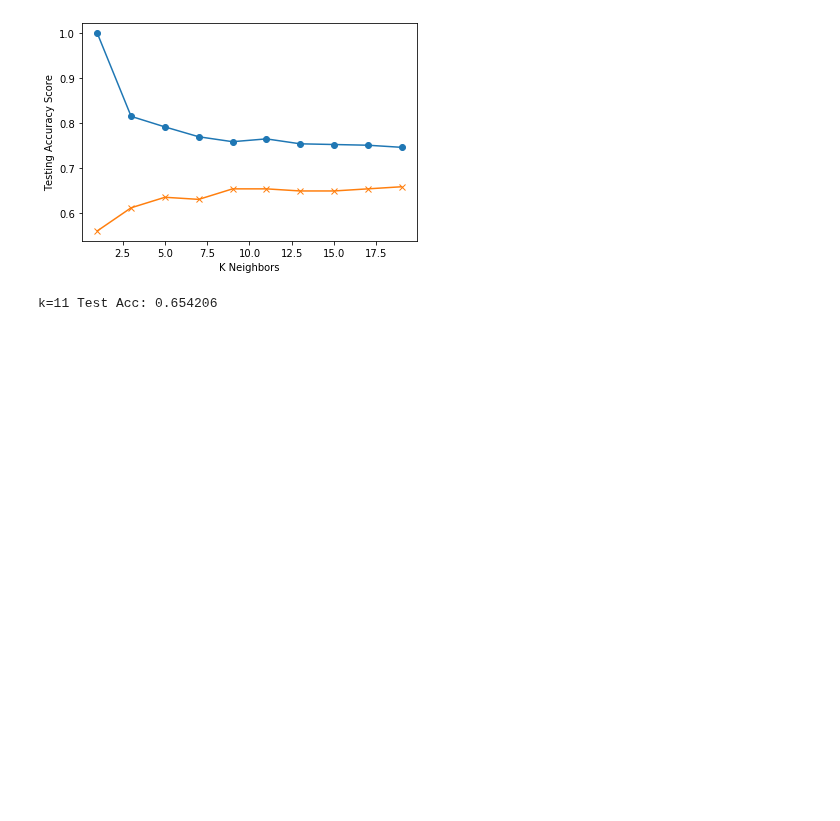
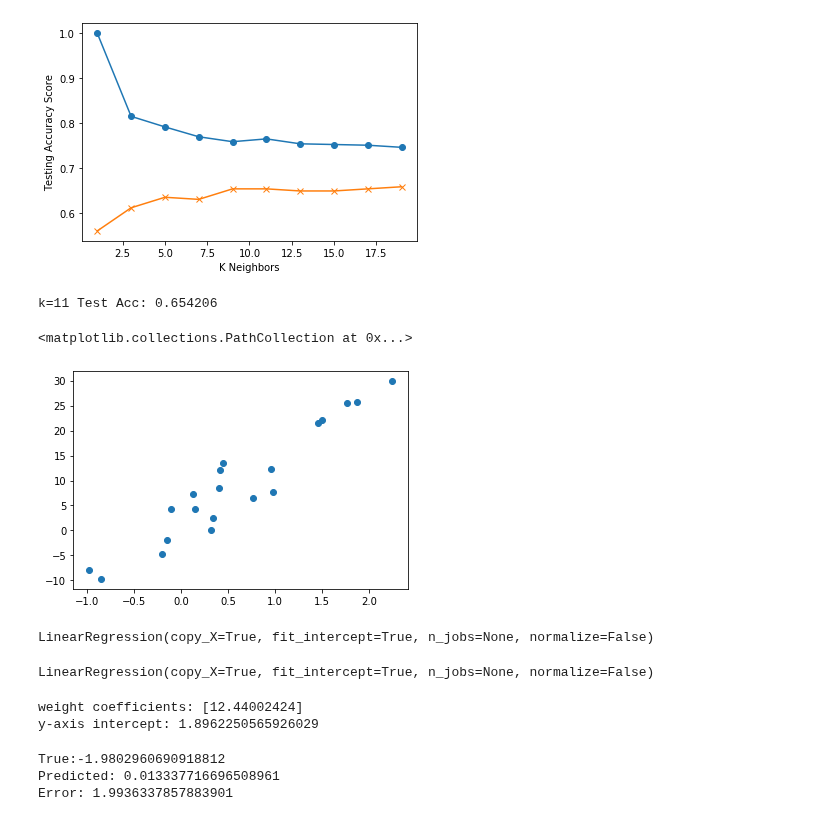
Before and after one commit to woodfin8/Draft_Machine, a Jupyter notebook: KNearest Neighbors.ipynb, the cells around one changed output. Drawn from its saved outputs; the diff is of its cells as text; code cells hidden in the pictures; blank space fills up the shorter version.

```diff
--- a/KNearest Neighbors.ipynb
+++ b/KNearest Neighbors.ipynb
@@ -74,3 +86,37 @@ knn.fit(X_train, y_train)
 print('k=11 Test Acc: %3f' %knn.score(X_test, y_test))
 # %% [output]
 k=11 Test Acc: 0.654206
+# %%
+from sklearn.datasets import make_regression
+X, y = make_regression(n_samples=20, n_features=1, random_state=0, noise=4)
+# %%
+plt.scatter(X, y)
+# %% [output]
+<matplotlib.collections.PathCollection at 0x...>
+[figure, added]
+# %%
+from sklearn.linear_model import LinearRegression
+model = LinearRegression()
+model
+# %% [output]
+LinearRegression(copy_X=True, fit_intercept=True, n_jobs=None, normalize=False)
+# %%
+model.fit(X, y)
+print(model)
+# %% [output]
+LinearRegression(copy_X=True, fit_intercept=True, n_jobs=None, normalize=False)
+# %%
+print('weight coefficients:', model.coef_)
+print('y-axis intercept:', model.intercept_)
+# %% [output]
+weight coefficients: [12.44002424]
+y-axis intercept: 1.8962250565926029
+# %%
+predictions = model.predict(X)
+print(f"True:{y[0]}")
+print(f"Predicted: {predictions[0]}")
+print(f"Error: {predictions[0]-y[0]}")
+# %% [output]
+True:-1.9802960690918812
+Predicted: 0.013337716696508961
+Error: 1.9936337857883901
```
Also changed, not shown: parts of 9 cells of this notebook, 2 other files.
